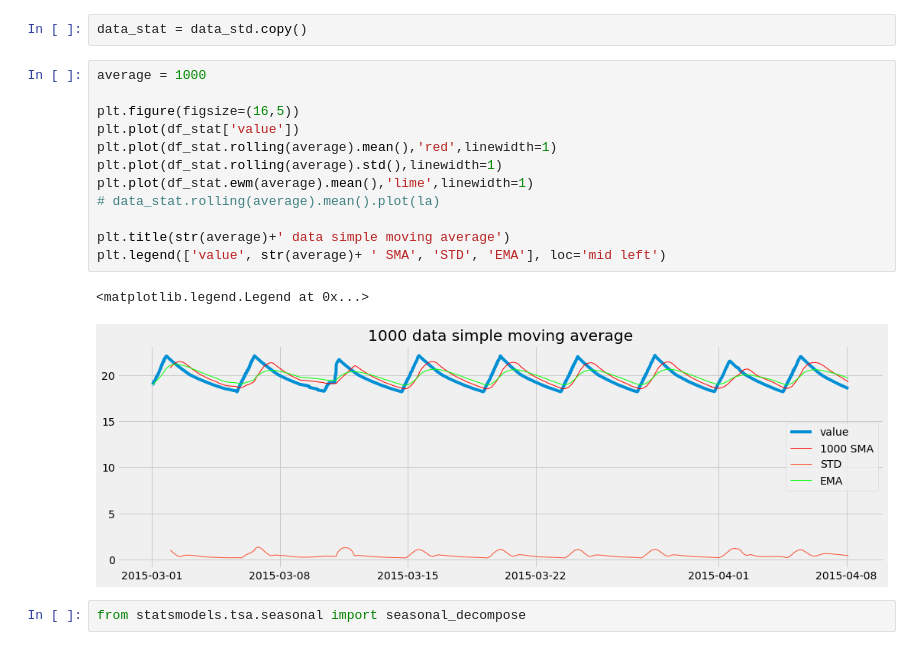
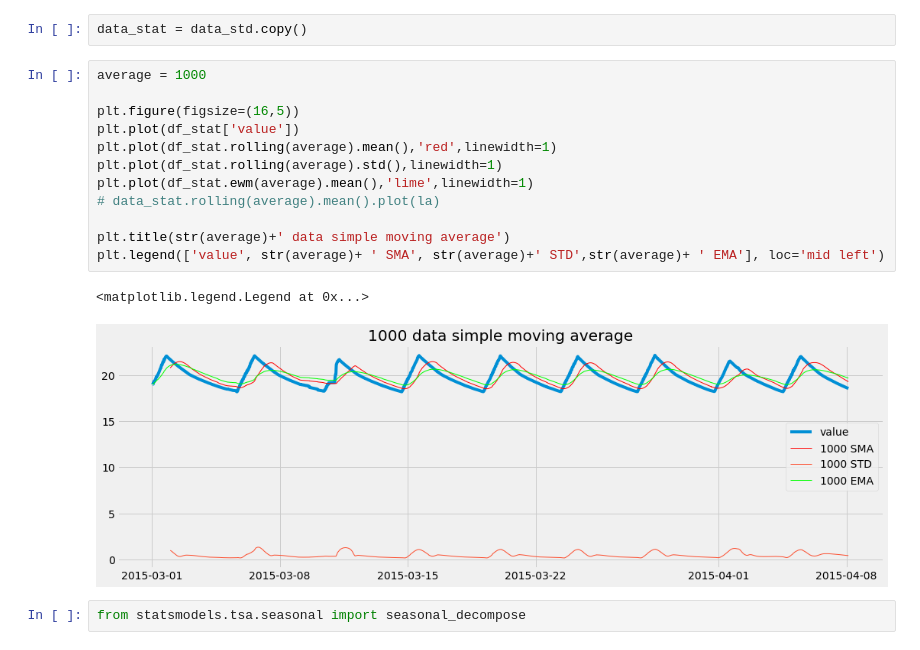
Before and after one commit to parinyad123/Telemetry_Project, a Jupyter notebook: Predict_time_Series/Telemetry/TANKTEMP092_098.ipynb, the cells around one changed output. Saved outputs shown, nothing was run; the diff lists cells and outputs as text.

Commit message:
plot

```diff
--- a/Predict_time_Series/Telemetry/TANKTEMP092_098.ipynb
+++ b/Predict_time_Series/Telemetry/TANKTEMP092_098.ipynb
@@ -457,18 +485,18 @@ data_stat = data_std.copy()
 # %%
 average = 1000
 
 plt.figure(figsize=(16,5))
 plt.plot(df_stat['value'])
 plt.plot(df_stat.rolling(average).mean(),'red',linewidth=1)
 plt.plot(df_stat.rolling(average).std(),linewidth=1)
 plt.plot(df_stat.ewm(average).mean(),'lime',linewidth=1)
 # data_stat.rolling(average).mean().plot(la)
 
 plt.title(str(average)+' data simple moving average')
-plt.legend(['value', str(average)+ ' SMA', 'STD', 'EMA'], loc='mid left')
+plt.legend(['value', str(average)+ ' SMA', str(average)+' STD',str(average)+ ' EMA'], loc='mid left')
 # %% [output]
 <matplotlib.legend.Legend at 0x...>
-[figure, old version]
+[figure, new version]
 # %%
 from statsmodels.tsa.seasonal import seasonal_decompose
 # %%
```
Also changed, not shown: parts of 2 cells of this notebook.
